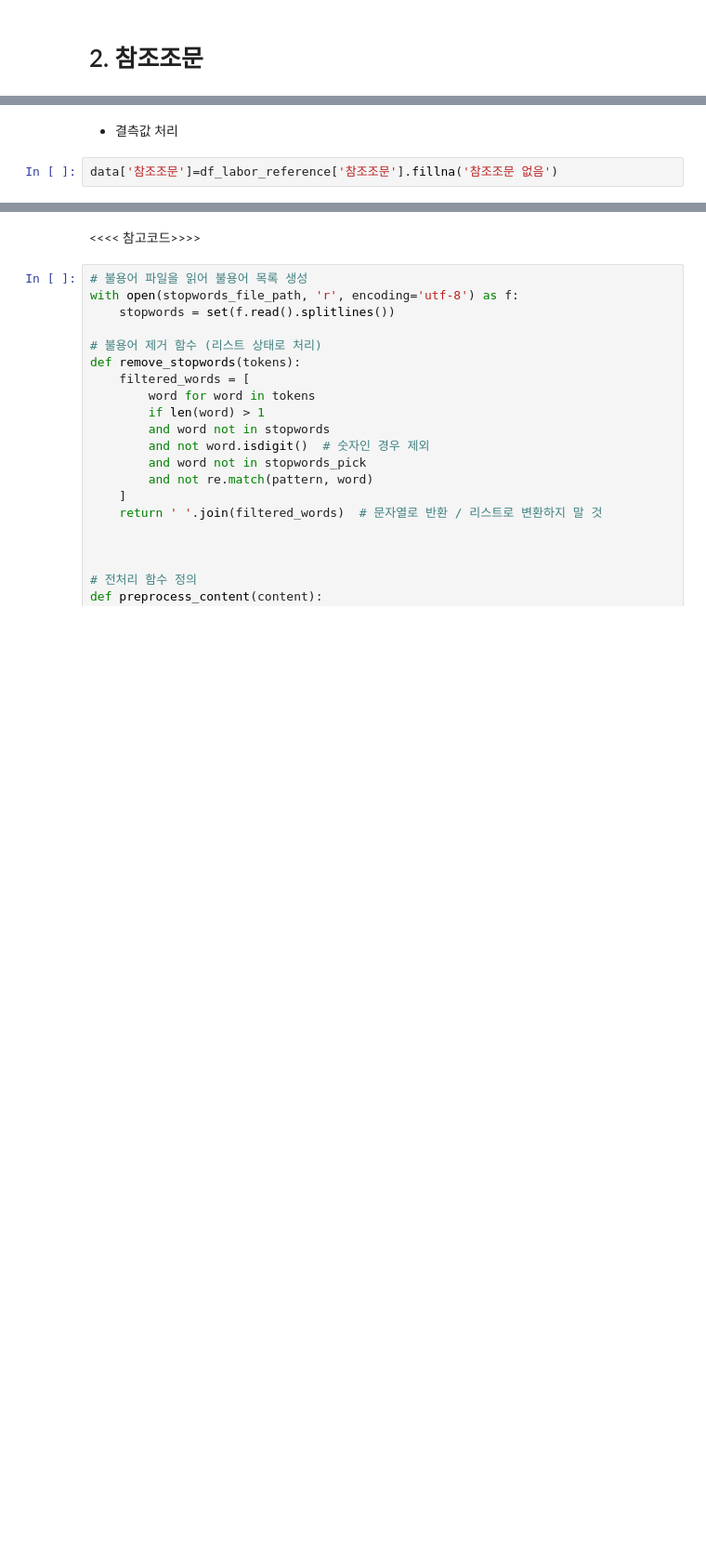
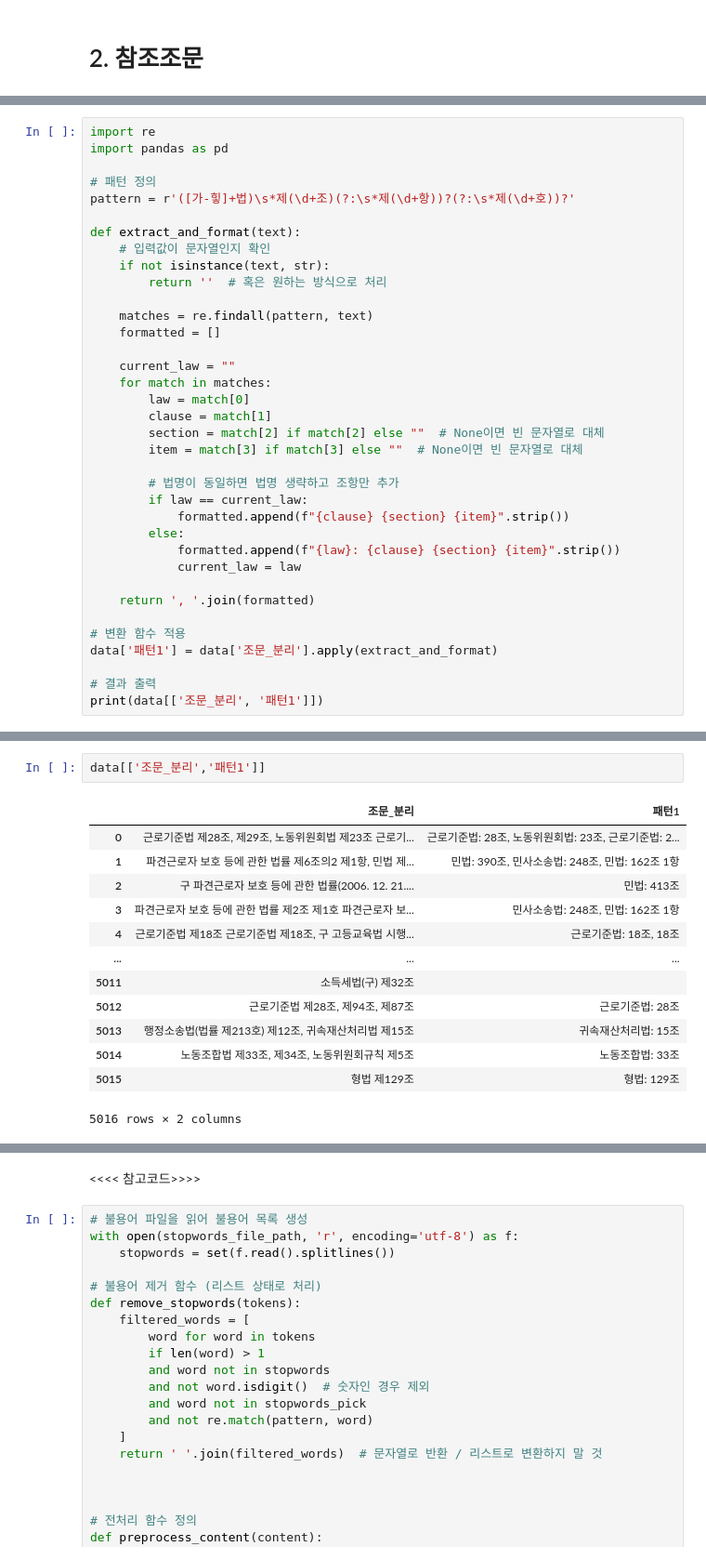
Before and after one commit to sesac-NoF/NoF, a Jupyter notebook: Labor_precedent_EDA/13_Labor_Real_references.ipynb, the cells around one changed output, grey strips where cells are left out. Shown at 93% size. Drawn from its saved outputs; the diff is of its cells as text; blank space fills up the shorter version.

```diff
--- a/Labor_precedent_EDA/13_Labor_Real_references.ipynb
+++ b/Labor_precedent_EDA/13_Labor_Real_references.ipynb
@@ -71,0 +242,36 @@ data = df_labor_reference[['사건번호','참조조문']]
+# %%
+import re
+import pandas as pd
+
+# 패턴 정의
+pattern = r'([가-힣]+법)\s*제(\d+조)(?:\s*제(\d+항))?(?:\s*제(\d+호))?'
+
+def extract_and_format(text):
+    # 입력값이 문자열인지 확인
+    if not isinstance(text, str):
+        return ''  # 혹은 원하는 방식으로 처리
+
+    matches = re.findall(pattern, text)
+    formatted = []
+
+    current_law = ""
+    for match in matches:
+        law = match[0]
+        clause = match[1]
+        section = match[2] if match[2] else ""  # None이면 빈 문자열로 대체
+        item = match[3] if match[3] else ""  # None이면 빈 문자열로 대체
+
+        # 법명이 동일하면 법명 생략하고 조항만 추가
+        if law == current_law:
+            formatted.append(f"{clause} {section} {item}".strip())
+        else:
+            formatted.append(f"{law}: {clause} {section} {item}".strip())
+            current_law = law
+
+    return ', '.join(formatted)
+
+# 변환 함수 적용
+data['패턴1'] = data['조문_분리'].apply(extract_and_format)
+
+# 결과 출력
+print(data[['조문_분리', '패턴1']])
@@ -84,4 +308,16 @@ memory usage: 78.5+ KB
-# %% [markdown]
-* 결측값 처리
-# %%
-data['참조조문']=df_labor_reference['참조조문'].fillna('참조조문 없음')
+# %%
+data[['조문_분리','패턴1']]
+# %% [output]
+|  | 조문_분리 | 패턴1 |
+| 0 | 근로기준법 제28조, 제29조, 노동위원회법 제23조 근로기... | 근로기준법: 28조, 노동위원회법: 23조, 근로기준법: 2... |
+| 1 | 파견근로자 보호 등에 관한 법률 제6조의2 제1항, 민법 제... | 민법: 390조, 민사소송법: 248조, 민법: 162조 1항 |
+| 2 | 구 파견근로자 보호 등에 관한 법률(2006. 12. 21.... | 민법: 413조 |
+| 3 | 파견근로자 보호 등에 관한 법률 제2조 제1호 파견근로자 보... | 민사소송법: 248조, 민법: 162조 1항 |
+| 4 | 근로기준법 제18조 근로기준법 제18조, 구 고등교육법 시행... | 근로기준법: 18조, 18조 |
+| ... | ... | ... |
+| 5011 | 소득세법(구) 제32조 |  |
+| 5012 | 근로기준법 제28조, 제94조, 제87조 | 근로기준법: 28조 |
+| 5013 | 행정소송법(법률 제213호) 제12조, 귀속재산처리법 제15조 | 귀속재산처리법: 15조 |
+| 5014 | 노동조합법 제33조, 제34조, 노동위원회규칙 제5조 | 노동조합법: 33조 |
+| 5015 | 형법 제129조 | 형법: 129조 |
+5016 rows × 2 columns
```
Also changed, not shown: parts of 40 cells of this notebook.
